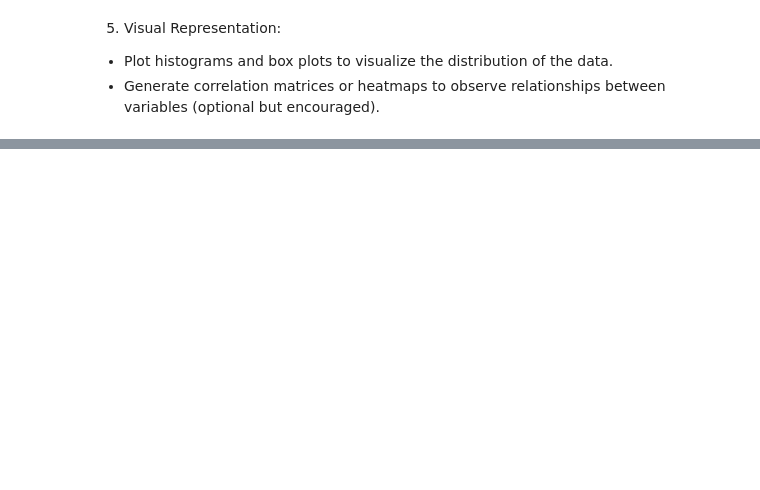
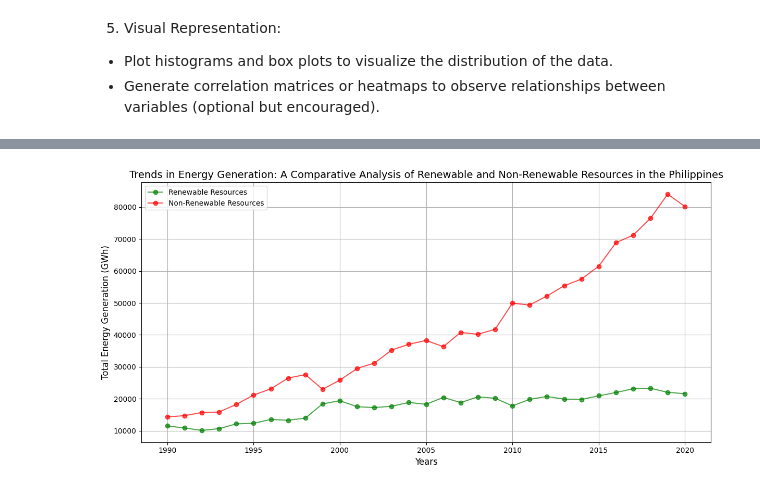
Before and after one commit to PTMAbellana/MidtermActivity, a Jupyter notebook: data_exploration.ipynb, the cells around one changed output, grey strips where cells are left out. Cells and saved outputs as stored; diff of their text form; code cells hidden in the pictures; blank space fills up the shorter version.

```diff
--- a/data_exploration.ipynb
+++ b/data_exploration.ipynb
@@ -159,0 +197,35 @@ plt.show()
+# %%
+# import pandas as pd
+# import matplotlib.pyplot as plt
+
+# df = pd.read_csv('PowerGeneration.csv')
+
+# for column in df.columns[1:]:
+#     df[column] = df[column].replace(',', '', regex=True).astype(float)
+
+# renewable_columns = ['Biomass', 'Geothermal', 'Hydro', 'Solar', 'Wind']
+# non_renewable_columns = ['Coal', 'Natural Gas', 'Oil-based']
+
+# df['Renewable Total'] = df[renewable_columns].sum(axis=1)
+# df['Non-Renewable Total'] = df[non_renewable_columns].sum(axis=1)
+
+plt.figure(figsize=(12, 6))
+
+plt.plot(df['Years'], df['Renewable Total'], color='green', label='Renewable Resources', marker='o', linestyle='-', alpha=0.7)
+
+plt.plot(df['Years'], df['Non-Renewable Total'], color='red', label='Non-Renewable Resources', marker='o', linestyle='-', alpha=0.7)
+
+plt.title('Trends in Energy Generation: A Comparative Analysis of Renewable and Non-Renewable Resources in the Philippines', fontsize=14)
+plt.xlabel('Years', fontsize=12)
+plt.ylabel('Total Energy Generation (GWh)', fontsize=12)
+
+plt.legend()
+
+plt.grid(True)
+plt.tight_layout()
+
+# plt.savefig('energy_generation_trends.png')
+
+plt.show()
+# %% [output]
+[figure, added]
```
Also changed, not shown: parts of 13 cells of this notebook.
